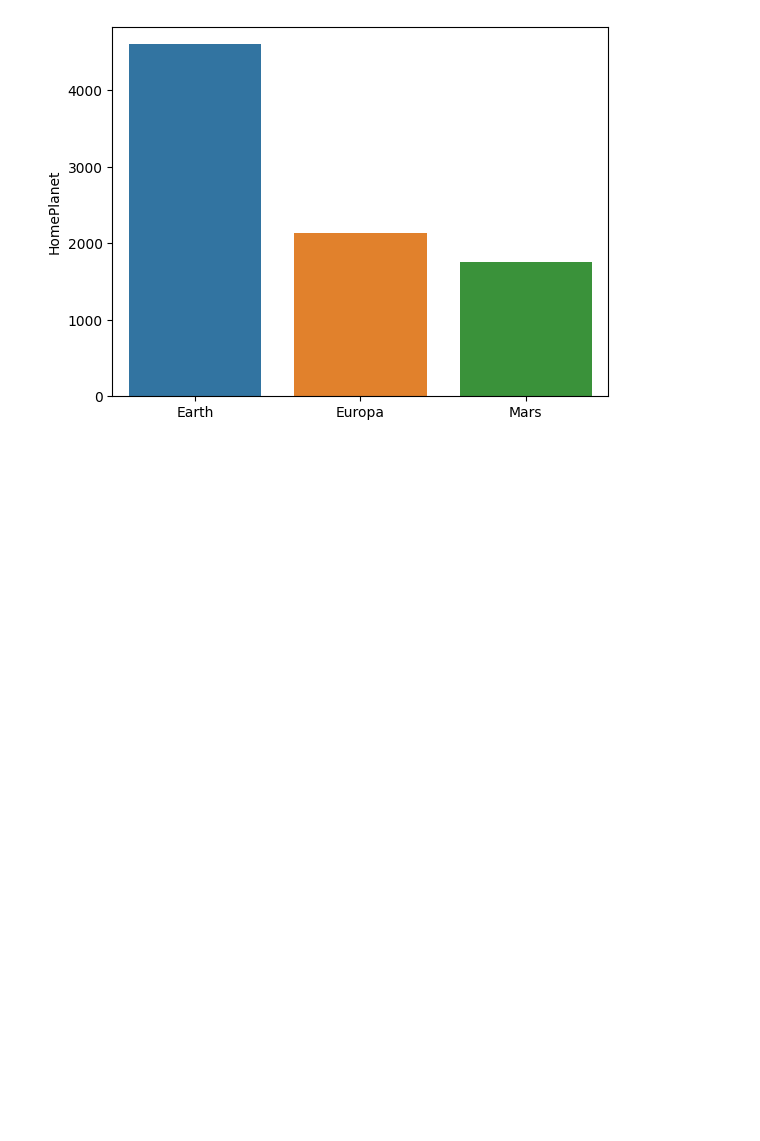
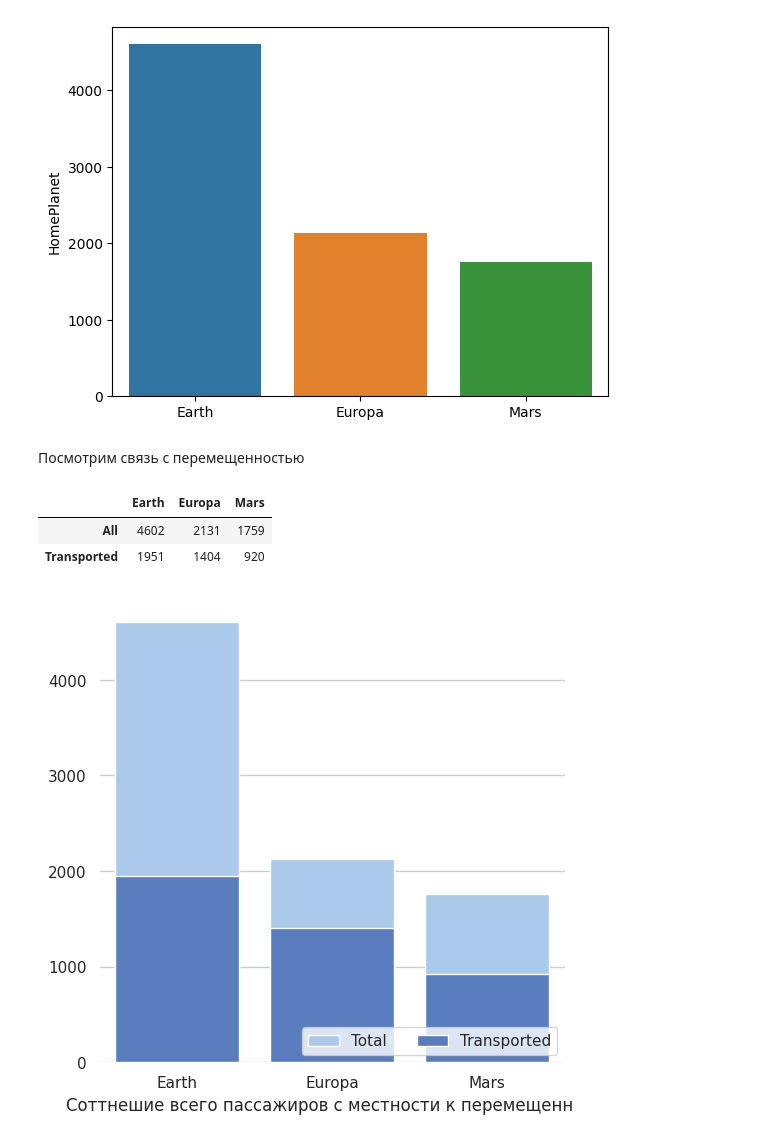
Before and after one commit to DanilVelikiy/kaggle_titanic, a Jupyter notebook: titanic.ipynb, the cells around one changed output. Saved outputs shown, nothing was run; the diff lists cells and outputs as text; code cells hidden in the pictures; blank space fills up the shorter version.

```diff
--- a/titanic.ipynb
+++ b/titanic.ipynb
@@ -178,3 +179,53 @@ sns.barplot(x=trd_home_planet.index, y=trd_home_planet)
 # %% [output]
 <AxesSubplot: ylabel='HomePlanet'>
 [figure]
+# %% [markdown]
+Посмотрим связь с перемещенностью
+# %%
+# и мне понадобится для этого подготовленный датафрейм
+df_homeplanet_transported = pd.DataFrame(columns = ['Earth', 'Europa', 'Mars'], index = ['All', 'Transported'])
+# значениями предыдущего датафрейма заполняю первую строку - сколько всего пассажиров с какой планеты
+df_homeplanet_transported[df_homeplanet_transported.index == 'All'] = trd_home_planet
+#print(df_homeplanet_transported)
+# %%
+trd_home_planet_transported = trd[['HomePlanet', 'Transported']]
+#print(trd_home_planet_transported)
+# %%
+HomePlanet = ['Earth','Europa','Mars']
+
+y=[]
+for i in range(0, len(HomePlanet)):
+    x = trd_home_planet_transported[trd_home_planet_transported['HomePlanet'] == HomePlanet[i]].value_counts()
+#    y.append(x[x.index == (HomePlanet[i], True)].values)
+    y.append(x[x.index == (HomePlanet[i], True)].values[0])
+
+
+#    print(y)
+
+df_homeplanet_transported[df_homeplanet_transported.index == 'Transported'] = y
+
+
+
+#trd_home_planet_transported_from_
+# %%
+df_homeplanet_transported
+# %% [output]
+|  | Earth | Europa | Mars |
+| All | 4602 | 2131 | 1759 |
+| Transported | 1951 | 1404 | 920 |
+# %%
+sns.set_theme(style="whitegrid")
+f, ax = plt.subplots(figsize=(6, 6))
+
+sns.set_color_codes("pastel")
+sns.barplot(df_homeplanet_transported[df_homeplanet_transported.index == 'All'], label="Total", color = 'b')
+
+sns.set_color_codes("muted")
+sns.barplot(df_homeplanet_transported[df_homeplanet_transported.index == 'Transported'], label="Transported", color = 'b')
+
+ax.legend(ncol=2, loc="lower right", frameon=True)
+ax.set(ylabel="",
+       xlabel="Соттнешие всего пассажиров с местности к перемещенным")
+sns.despine(left=True, bottom=True)
+# %% [output]
+[figure, added]
```
Also changed, not shown: parts of 5 cells of this notebook.
